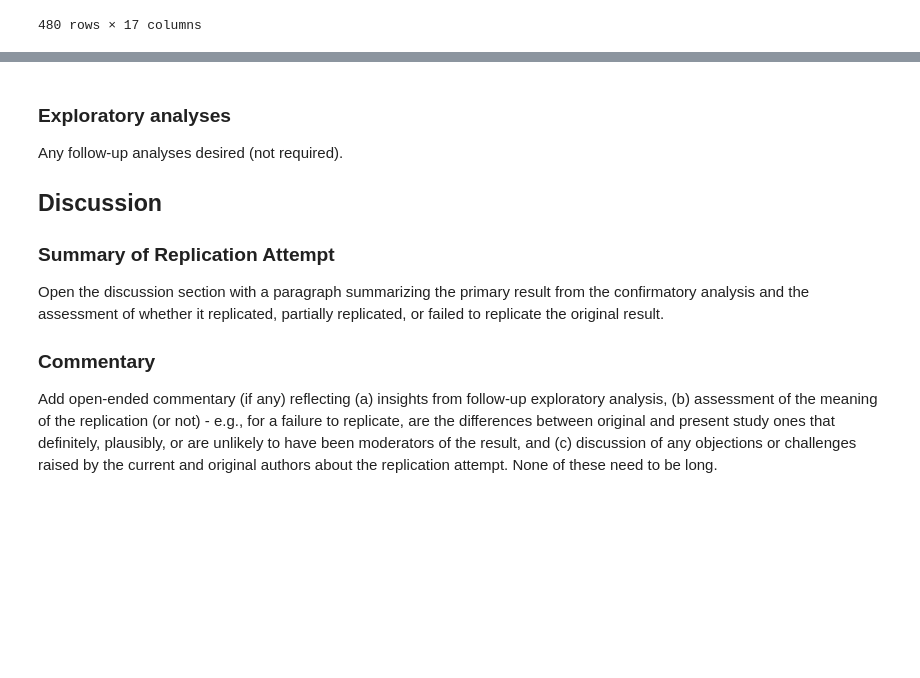
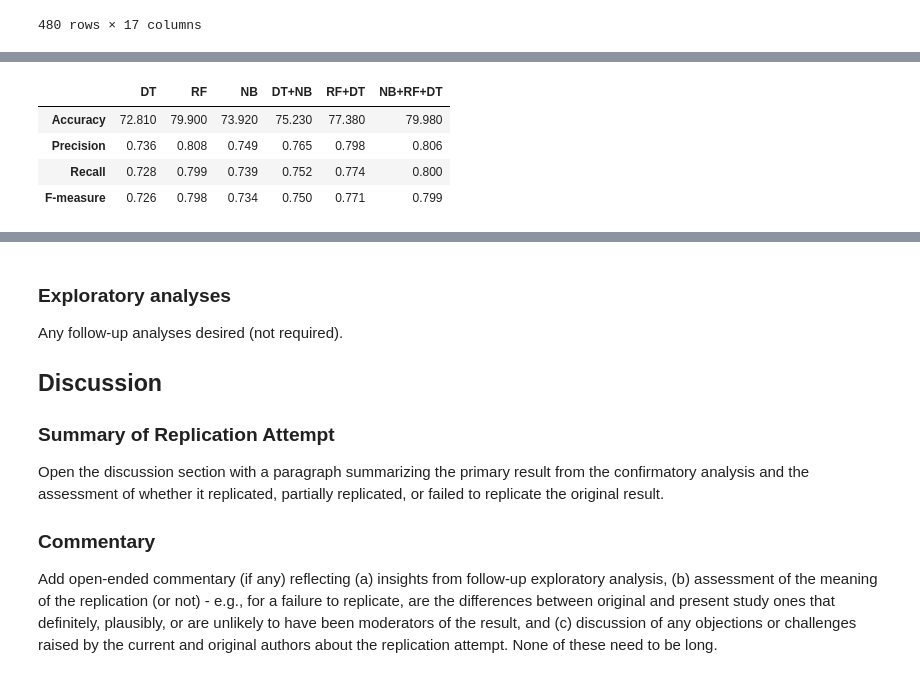
Before and after one commit to ucsd-psych201a/alsulami2023, a Jupyter notebook: writeup/Reproducibility Report.ipynb, the cells around one changed output, grey strips where cells are left out. Drawn from its saved outputs; the diff is of its cells as text; code cells hidden in the pictures; blank space fills up the shorter version.

Commit message:
Finished reproducing boosting and bagging tables

```diff
--- a/writeup/Reproducibility Report.ipynb
+++ b/writeup/Reproducibility Report.ipynb
@@ -673,0 +601,27 @@ results
+# %%
+# Bagging with Decision Tree
+bagging_dt = BaggingClassifier(estimator=dt, random_state=12345)
+results['Bagging+DT'] = evaluate_model(bagging_dt, X, Y)  # Store all metrics for Bagging Decision Tree
+
+# Bagging with Naive Bayes
+bagging_nb = BaggingClassifier(estimator=nb, random_state=12345)
+results['Bagging+NB'] = evaluate_model(bagging_nb, X, Y)  # Store all metrics for Bagging Naive Bayes
+
+# Bagging with Random Forest
+bagging_rf = BaggingClassifier(estimator=rf, random_state=12345)
+results['Bagging+RF'] = evaluate_model(bagging_rf, X, Y)  # Store all metrics for Bagging Random Forest
+
+# Bagging with Naive Bayes and Decision Tree
+voting_clf = VotingClassifier(estimators=[('nb', nb), ('dt', dt)], voting='hard')
+bagging_voting = BaggingClassifier(estimator=voting_clf, random_state=12345)
+results['Bagging+DT+NB'] = evaluate_model(bagging_voting, X, Y)
+
+# Bagging with Random Forest and Decision Trees
+voting_clf = VotingClassifier(estimators=[('rf', rf), ('dt', dt)], voting='hard')
+bagging_voting = BaggingClassifier(estimator=voting_clf, random_state=12345)
+results['Bagging+RF+DT'] = evaluate_model(bagging_voting, X, Y)
+
+# Bagging with Decision Tree, Naive Bayes, and Random Forest
+voting_clf = VotingClassifier(estimators=[('dt', dt), ('nb', nb), ('rf', rf)], voting='hard')
+bagging_voting = BaggingClassifier(estimator=voting_clf, random_state=12345)
+results['Bagging+NB+RF+DT'] = evaluate_model(bagging_voting, X, Y)
@@ -673,0 +654,16 @@ results
+# %%
+# Select results from the Boosted Models only
+boosting_results = {key: value for key, value in results.items() if 'Boosting' in key}
+
+# Clean keys to remove 'Boosting+' fromt the beginning
+boosting_results = {key.lstrip('Boosting+ '): value for key, value in boosting_results.items()}
+
+df_boosting = pd.DataFrame(boosting_results, index=['Accuracy', 'Precision', 'Recall', 'F-measure'])
+df_boosting = df_boosting[['DT', 'RF', 'NB', 'DT+NB', 'RF+DT', 'NB+RF+DT']]
+df_boosting
+# %% [output]
+|  | DT | RF | NB | DT+NB | RF+DT | NB+RF+DT |
+| Accuracy | 72.810 | 79.900 | 73.920 | 75.230 | 77.380 | 79.980 |
+| Precision | 0.736 | 0.808 | 0.749 | 0.765 | 0.798 | 0.806 |
+| Recall | 0.728 | 0.799 | 0.739 | 0.752 | 0.774 | 0.800 |
+| F-measure | 0.726 | 0.798 | 0.734 | 0.750 | 0.771 | 0.799 |
```
Also changed, not shown: parts of 32 cells of this notebook, 4 other files.
